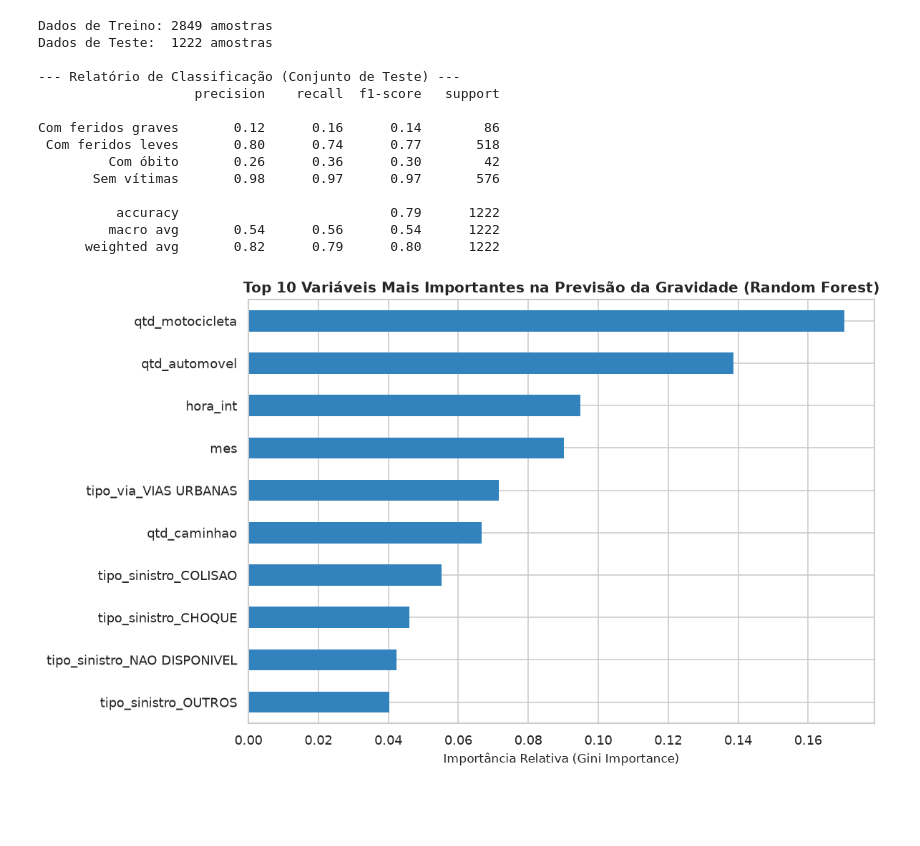
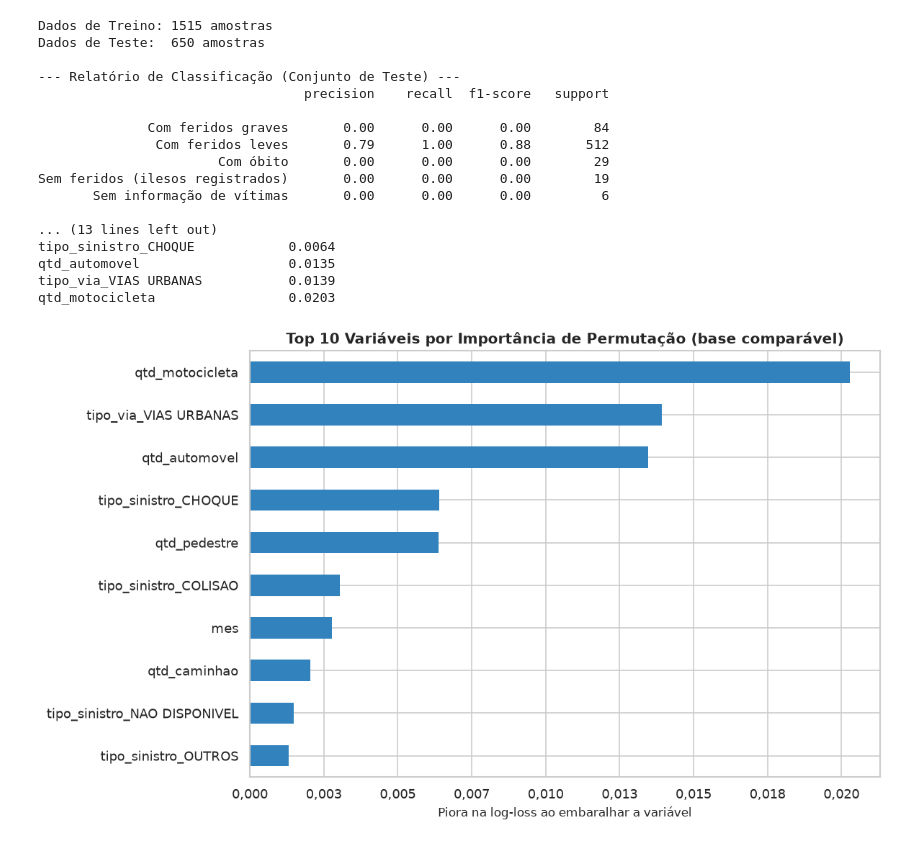
Before and after one commit to douglasagalbiatti/projeto-transito-matao, a Jupyter notebook: notebooks/03-analise-matao.ipynb, the cells around one changed output. Saved outputs shown, nothing was run; the diff lists cells and outputs as text; code cells hidden in the pictures; blank space fills up the shorter version.

```diff
--- a/notebooks/03-analise-matao.ipynb
+++ b/notebooks/03-analise-matao.ipynb
@@ -4,12 +4,23 @@ import pandas as pd
 import numpy as np
 import matplotlib.pyplot as plt
 import seaborn as sns
+from matplotlib.ticker import FuncFormatter
 import os
+import sys
+
+sys.path.append('..')
+from src.metricas import ORDEM_GRAVIDADE, base_comparavel, comparar_dias, razao_letalidade, tabela_letalidade
 
 # Configuração estética dos gráficos
 sns.set_theme(style="whitegrid", palette="muted")
 plt.rcParams['figure.dpi'] = 120
 plt.rcParams['font.sans-serif'] = 'DejaVu Sans'
+
+
+def virgula(valor, casas=1):
+    """Formata um número com vírgula decimal nos rótulos dos gráficos."""
+    return f'{valor:,.{casas}f}'.replace(',', '_').replace('.', ',').replace('_', '.')
+
 
 # Criar pasta de gráficos caso não exista
 os.makedirs('../output/graficos', exist_ok=True)
@@ -425,7 +459,8 @@ p-valor:       7.6018e-01
 
 from sklearn.model_selection import train_test_split
 from sklearn.ensemble import RandomForestClassifier
-from sklearn.metrics import classification_report, confusion_matrix
+from sklearn.inspection import permutation_importance
+from sklearn.metrics import accuracy_score, balanced_accuracy_score, classification_report
 import matplotlib.pyplot as plt
 import seaborn as sns
 
@@ -437,7 +472,9 @@ features_numericas = [
 ]
 
 # Filtrar registros sem valores nulos nas features
-df_ml = df[features_categoricas + features_numericas + ['gravidade']].dropna().copy()
+df_ml = base_comparavel(df)[features_categoricas + features_numericas + ['gravidade']].dropna().copy()
+# Classes com poucos casos impedem a divisão estratificada
+df_ml = df_ml[df_ml['gravidade'].map(df_ml['gravidade'].value_counts()) >= 10]
 
 # 2. Pré-processamento: One-Hot Encoding nas variáveis categóricas
 X = pd.get_dummies(df_ml[features_categoricas + features_numericas], columns=features_categoricas, drop_first=True)
@@ -451,47 +488,57 @@ X_train, X_test, y_train, y_test = train_test_split(
     stratify=y
 )
 
 print(f"Dados de Treino: {X_train.shape[0]} amostras")
 print(f"Dados de Teste:  {X_test.shape[0]} amostras")
 
-# 4. Treinamento com RandomForest e balanceamento de pesos
+# 4. Treinamento sem class_weight, para que predict_proba reflita a frequência das classes
 clf = RandomForestClassifier(
     n_estimators=150,
     max_depth=10,
-    class_weight='balanced',
+    min_samples_leaf=5,
     random_state=42
 )
 clf.fit(X_train, y_train)
 
 # 5. Avaliação do Modelo no Conjunto de Teste
 y_pred = clf.predict(X_test)
 
 print("\n--- Relatório de Classificação (Conjunto de Teste) ---")
 print(classification_report(y_test, y_pred, zero_division=0))
 
-# 6. Gráfico das 10 Variáveis Mais Importantes para o Modelo
-importancias = pd.Series(clf.feature_importances_, index=X.columns).sort_values(ascending=True)
+print(f"Acurácia: {accuracy_score(y_test, y_pred):.3f}")
+print(f"Sempre prever a classe mais comum: {y_test.value_counts(normalize=True).max():.3f}")
+print(f"Acurácia balanceada: {balanced_accuracy_score(y_test, y_pred):.3f}")
+
+# 6. Importância de permutação no conjunto de teste (não indica sentido nem causa)
+permutacao = permutation_importance(clf, X_test, y_test, n_repeats=15, random_state=42, scoring='neg_log_loss')
+importancias = pd.Series(permutacao.importances_mean, index=X.columns).sort_values(ascending=True)
+print(importancias.tail(10).round(4).to_string())
 
 plt.figure(figsize=(10, 6))
 importancias.tail(10).plot(kind='barh', color='#3182bd', edgecolor='none')
-plt.title('Top 10 Variáveis Mais Importantes na Previsão da Gravidade (Random Forest)', fontsize=12, fontweight='bold')
-plt.xlabel('Importância Relativa (Gini Importance)', fontsize=10)
+plt.title('Top 10 Variáveis por Importância de Permutação (base comparável)', fontsize=12, fontweight='bold')
+plt.xlabel('Piora na log-loss ao embaralhar a variável', fontsize=10)
+plt.gca().xaxis.set_major_formatter(FuncFormatter(lambda valor, _: virgula(valor, 3)))
 plt.tight_layout()
 plt.savefig('../output/graficos/importancia_features_ml.png', dpi=150, bbox_inches='tight')
 plt.show()
 # %% [output]
-Dados de Treino: 2849 amostras
-Dados de Teste:  1222 amostras
+Dados de Treino: 1515 amostras
+Dados de Teste:  650 amostras
 
 --- Relatório de Classificação (Conjunto de Teste) ---
-                    precision    recall  f1-score   support
+                                  precision    recall  f1-score   support
 
-Com feridos graves       0.12      0.16      0.14        86
- Com feridos leves       0.80      0.74      0.77       518
-         Com óbito       0.26      0.36      0.30        42
-       Sem vítimas       0.98      0.97      0.97       576
+              Com feridos graves       0.00      0.00      0.00        84
+               Com feridos leves       0.79      1.00      0.88       512
+                       Com óbito       0.00      0.00      0.00        29
+Sem feridos (ilesos registrados)       0.00      0.00      0.00        19
+       Sem informação de vítimas       0.00      0.00      0.00         6
 
-          accuracy                           0.79      1222
-         macro avg       0.54      0.56      0.54      1222
-      weighted avg       0.82      0.79      0.80      1222
+... (13 lines left out)
+tipo_sinistro_CHOQUE            0.0064
+qtd_automovel                   0.0135
+tipo_via_VIAS URBANAS           0.0139
+qtd_motocicleta                 0.0203
-[figure, old version]
+[figure, new version]
```
Also changed, not shown: parts of 6 cells of this notebook, 21 other files.
